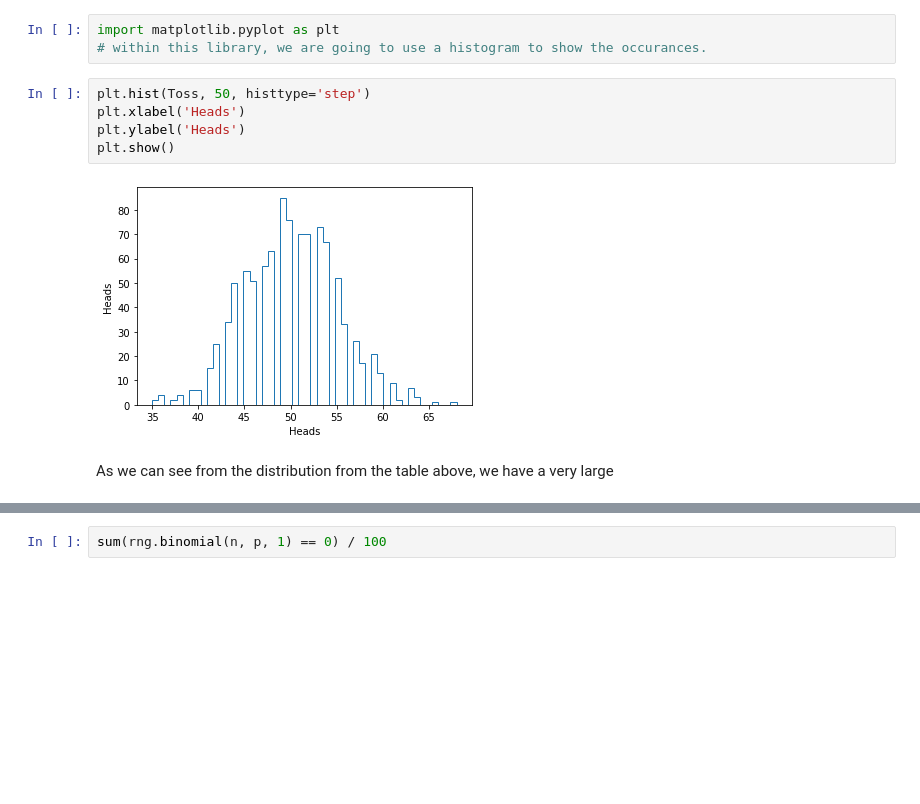
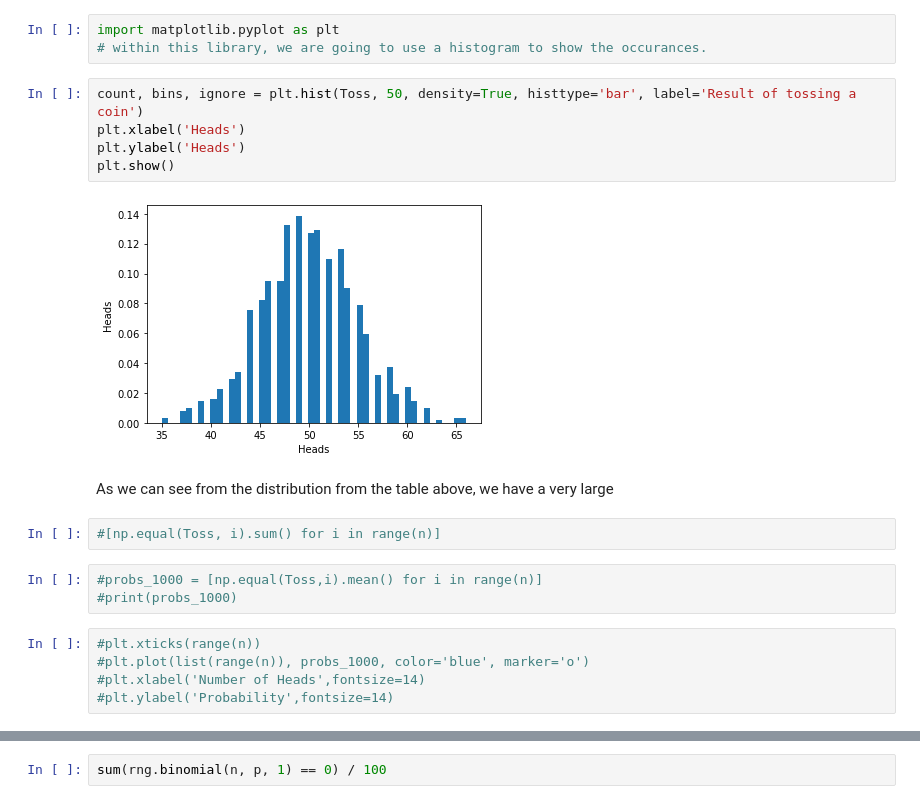
Before and after one commit to jonkavana/FODA-Assessment-2020, a Jupyter notebook: FODA - Task File.ipynb, the cells around one changed output, grey strips where cells are left out. Saved outputs shown, nothing was run; the diff lists cells and outputs as text; blank space fills up the shorter version.

```diff
--- a/FODA - Task File.ipynb
+++ b/FODA - Task File.ipynb
@@ -229,11 +229,21 @@ The enxt point of consideration is to be able produce an image that will display
 import matplotlib.pyplot as plt
 # within this library, we are going to use a histogram to show the occurances.
 # %%
-plt.hist(Toss, 50, histtype='step')
+count, bins, ignore = plt.hist(Toss, 50, density=True, histtype='bar', label='Result of tossing a coin')
 plt.xlabel('Heads')
 plt.ylabel('Heads')
 plt.show()
 # %% [output]
-[figure, old version]
+[figure, new version]
 # %% [markdown]
 As we can see from the distribution from the table above, we have a very large
+# %%
+#[np.equal(Toss, i).sum() for i in range(n)]
+# %%
+#probs_1000 = [np.equal(Toss,i).mean() for i in range(n)]
+#print(probs_1000)
+# %%
+#plt.xticks(range(n))
+#plt.plot(list(range(n)), probs_1000, color='blue', marker='o')
+#plt.xlabel('Number of Heads',fontsize=14)
+#plt.ylabel('Probability',fontsize=14)
```
Also changed, not shown: parts of 16 cells of this notebook.
